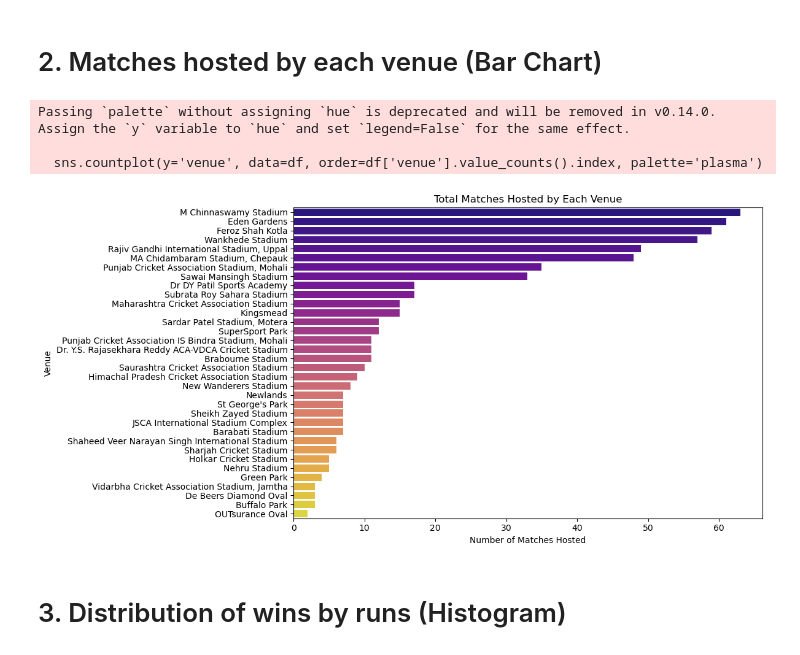
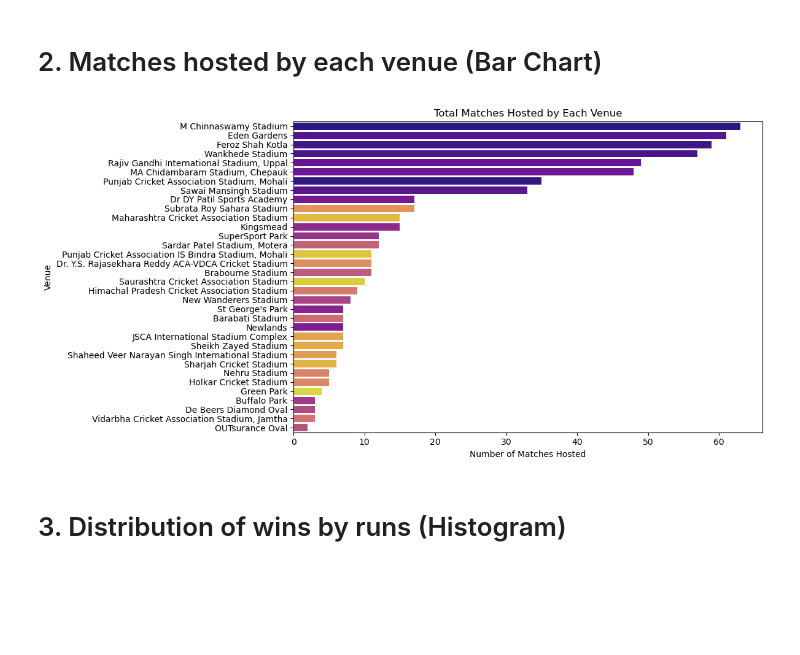
Before and after one commit to Rudra-clrscr/IPL_EDA, a Jupyter notebook: IPL.ipynb, the cells around one changed output. Saved outputs shown, nothing was run; the diff lists cells and outputs as text; code cells hidden in the pictures; blank space fills up the shorter version.

```diff
--- a/IPL.ipynb
+++ b/IPL.ipynb
@@ -118,17 +116,15 @@ Passing `palette` without assigning `hue` is deprecated and will be removed in v
 # 2. Matches hosted by each venue (Bar Chart)
 # %%
 plt.figure(figsize=(12, 6))
-sns.countplot(y='venue', data=df, order=df['venue'].value_counts().index, palette='plasma')
+sns.countplot(y='venue', data=df, order=df['venue'].value_counts().index, hue='venue',palette='plasma',legend=False)
 plt.title('Total Matches Hosted by Each Venue')
 plt.xlabel('Number of Matches Hosted')
 plt.ylabel('Venue')
 plt.tight_layout()
+plt.savefig('Matches_hosted_by.png')
 plt.show()
 # %% [output]
-Passing `palette` without assigning `hue` is deprecated and will be removed in v0.14.0. Assign the `y` variable to `hue` and set `legend=False` for the same effect.
-
-  sns.countplot(y='venue', data=df, order=df['venue'].value_counts().index, palette='plasma')
-[figure, old version]
+[figure, new version]
 # %% [markdown]
 # 3. Distribution of wins by runs (Histogram)
 # %%
```
Also changed, not shown: parts of 5 cells of this notebook, 2 other files.
